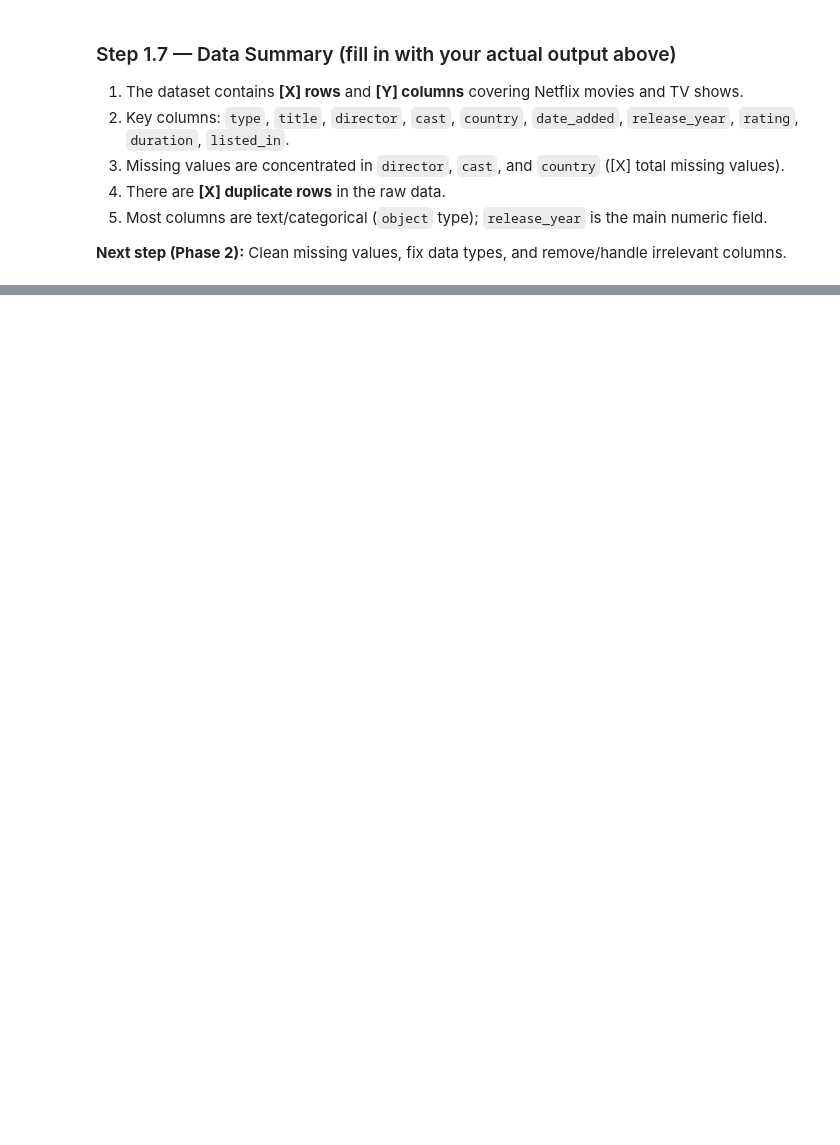
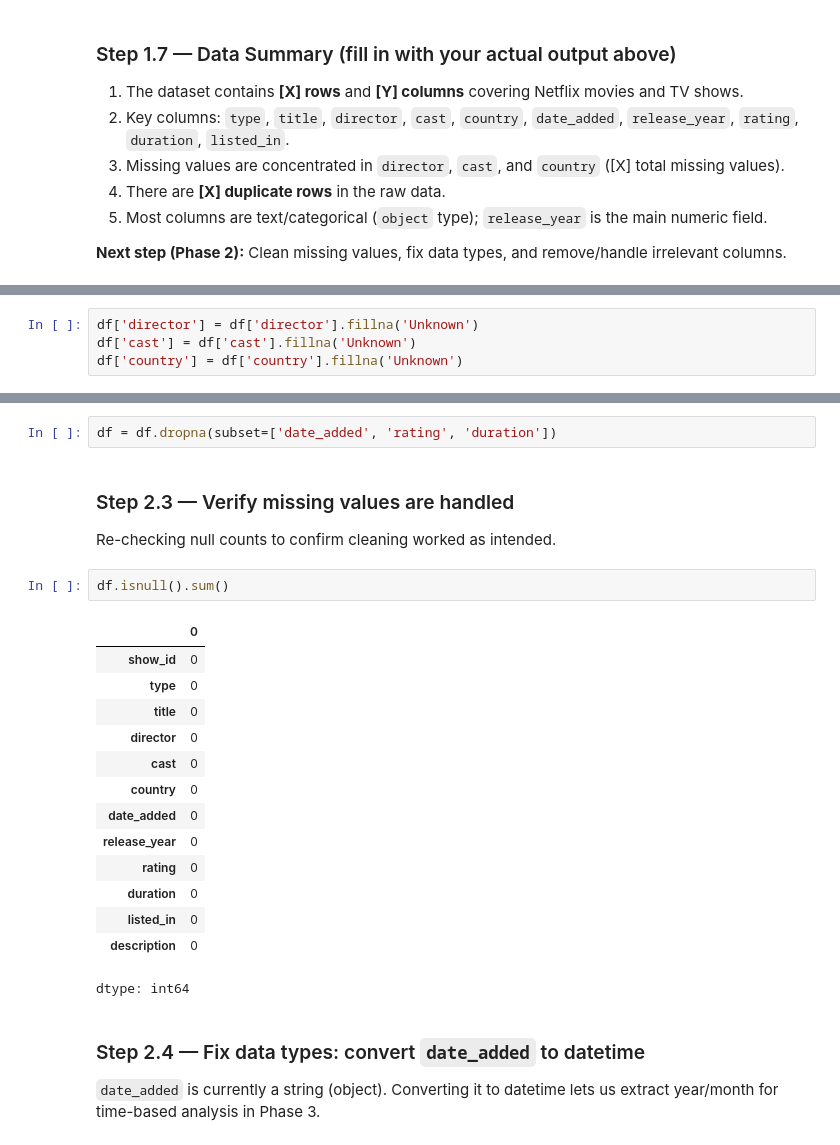
Before and after one commit to Shreekanth-aiml/netflix-eda-project, a Jupyter notebook: notebook.ipynb, the cells around one changed output, grey strips where cells are left out. Cells and saved outputs as stored; diff of their text form; blank space fills up the shorter version.

```diff
--- a/notebook.ipynb
+++ b/notebook.ipynb
@@ -118,0 +128,4 @@ df.describe(include='all')
+# %%
+df['director'] = df['director'].fillna('Unknown')
+df['cast'] = df['cast'].fillna('Unknown')
+df['country'] = df['country'].fillna('Unknown')
@@ -118,0 +137,26 @@ df.describe(include='all')
+# %%
+df = df.dropna(subset=['date_added', 'rating', 'duration'])
+# %% [markdown]
+### Step 2.3 — Verify missing values are handled
+Re-checking null counts to confirm cleaning worked as intended.
+# %%
+df.isnull().sum()
+# %% [output]
+|  | 0 |
+| show_id | 0 |
+| type | 0 |
+| title | 0 |
+| director | 0 |
+| cast | 0 |
+| country | 0 |
+| date_added | 0 |
+| release_year | 0 |
+| rating | 0 |
+| duration | 0 |
+| listed_in | 0 |
+| description | 0 |
+dtype: int64
+# %% [markdown]
+### Step 2.4 — Fix data types: convert `date_added` to datetime
+`date_added` is currently a string (object). Converting it to datetime lets us
+extract year/month for time-based analysis in Phase 3.
```
Also changed, not shown: parts of 13 cells of this notebook.
